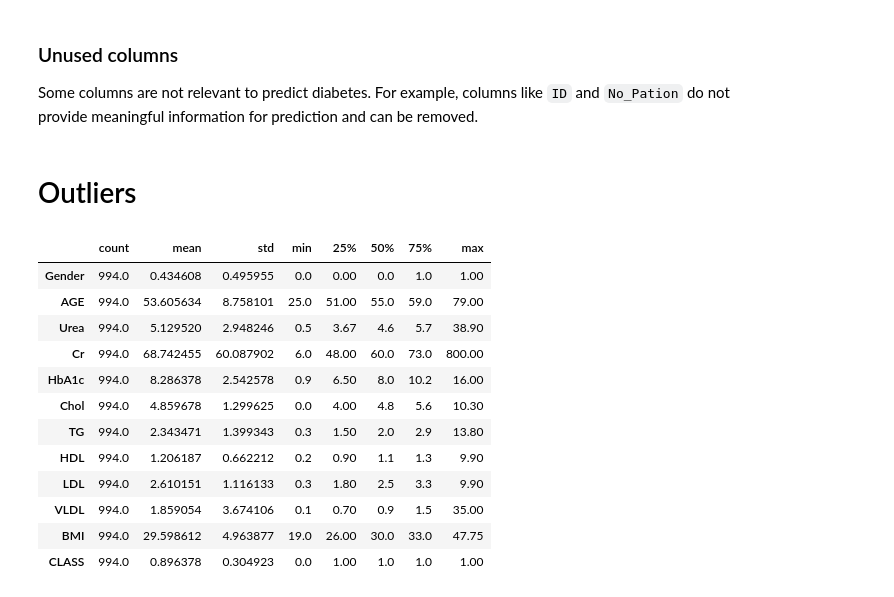
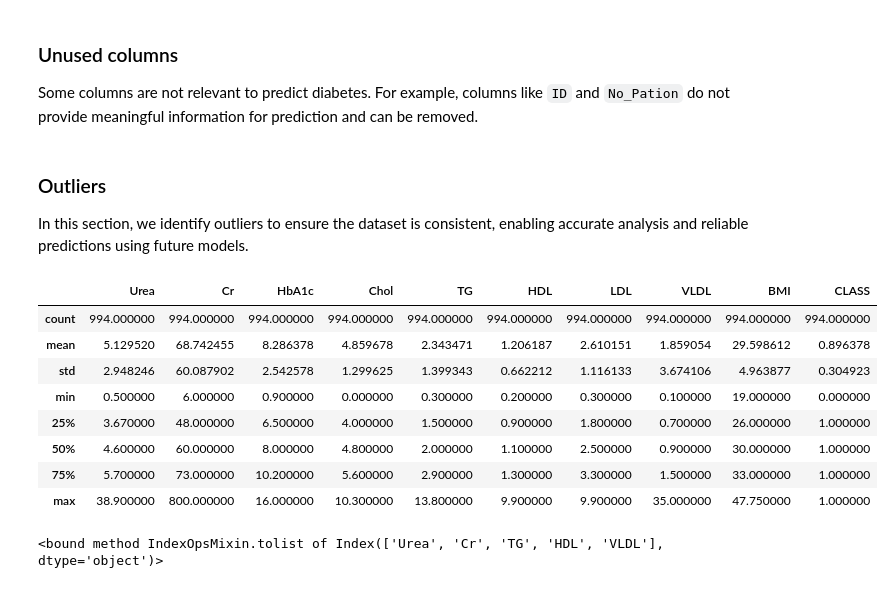
Before and after one commit to tbimbato/Diabetes-Dataset-EDA-and-prediction, a Jupyter notebook: notebooks/EDA.ipynb, the cells around one changed output. Saved outputs shown, nothing was run; the diff lists cells and outputs as text; code cells hidden in the pictures.

```diff
--- a/notebooks/EDA.ipynb
+++ b/notebooks/EDA.ipynb
@@ -187,21 +197,31 @@ ds_backup.to_csv('diabetes_cleaned.csv', index=False)
 # removing unused columns
 dataset.drop(columns=['ID', 'No_Pation'], inplace=True)
-# %% [markdown]
-# Outliers
-# %%
-dataset.describe().T
-# %% [output]
-|  | count | mean | std | min | 25% | 50% | 75% | max |
-| Gender | 994.0 | 0.434608 | 0.495955 | 0.0 | 0.00 | 0.0 | 1.0 | 1.00 |
-| AGE | 994.0 | 53.605634 | 8.758101 | 25.0 | 51.00 | 55.0 | 59.0 | 79.00 |
-| Urea | 994.0 | 5.129520 | 2.948246 | 0.5 | 3.67 | 4.6 | 5.7 | 38.90 |
-| Cr | 994.0 | 68.742455 | 60.087902 | 6.0 | 48.00 | 60.0 | 73.0 | 800.00 |
-| HbA1c | 994.0 | 8.286378 | 2.542578 | 0.9 | 6.50 | 8.0 | 10.2 | 16.00 |
-| Chol | 994.0 | 4.859678 | 1.299625 | 0.0 | 4.00 | 4.8 | 5.6 | 10.30 |
-| TG | 994.0 | 2.343471 | 1.399343 | 0.3 | 1.50 | 2.0 | 2.9 | 13.80 |
-| HDL | 994.0 | 1.206187 | 0.662212 | 0.2 | 0.90 | 1.1 | 1.3 | 9.90 |
-| LDL | 994.0 | 2.610151 | 1.116133 | 0.3 | 1.80 | 2.5 | 3.3 | 9.90 |
-| VLDL | 994.0 | 1.859054 | 3.674106 | 0.1 | 0.70 | 0.9 | 1.5 | 35.00 |
-| BMI | 994.0 | 29.598612 | 4.963877 | 19.0 | 26.00 | 30.0 | 33.0 | 47.75 |
-| CLASS | 994.0 | 0.896378 | 0.304923 | 0.0 | 1.00 | 1.0 | 1.0 | 1.00 |
+# %% [markdown]
+### Outliers
+
+In this section, we identify outliers to ensure the dataset is consistent, enabling accurate analysis and reliable predictions using future models.
+# %%
+stats = dataset.drop(columns=['Gender', 'AGE']).describe()
+# we lauch the describe() method on the dataset without the 'Gender' and 'AGE' columns
+stats
+# %% [output]
+|  | Urea | Cr | HbA1c | Chol | TG | HDL | LDL | VLDL | BMI | CLASS |
+| count | 994.000000 | 994.000000 | 994.000000 | 994.000000 | 994.000000 | 994.000000 | 994.000000 | 994.000000 | 994.000000 | 994.000000 |
+| mean | 5.129520 | 68.742455 | 8.286378 | 4.859678 | 2.343471 | 1.206187 | 2.610151 | 1.859054 | 29.598612 | 0.896378 |
+| std | 2.948246 | 60.087902 | 2.542578 | 1.299625 | 1.399343 | 0.662212 | 1.116133 | 3.674106 | 4.963877 | 0.304923 |
+| min | 0.500000 | 6.000000 | 0.900000 | 0.000000 | 0.300000 | 0.200000 | 0.300000 | 0.100000 | 19.000000 | 0.000000 |
+| 25% | 3.670000 | 48.000000 | 6.500000 | 4.000000 | 1.500000 | 0.900000 | 1.800000 | 0.700000 | 26.000000 | 1.000000 |
+| 50% | 4.600000 | 60.000000 | 8.000000 | 4.800000 | 2.000000 | 1.100000 | 2.500000 | 0.900000 | 30.000000 | 1.000000 |
+| 75% | 5.700000 | 73.000000 | 10.200000 | 5.600000 | 2.900000 | 1.300000 | 3.300000 | 1.500000 | 33.000000 | 1.000000 |
+| max | 38.900000 | 800.000000 | 16.000000 | 10.300000 | 13.800000 | 9.900000 | 9.900000 | 35.000000 | 47.750000 | 1.000000 |
+# %%
+# Filtering columns with a standard deviation greater than half the mean and store it in a list
+features_high_std = stats.columns[stats.loc['std'] > (stats.loc['mean'] / 2)]
+    # stats.loc['std'] returns the standard deviation of each column (looking in the row 'std')
+    # stats.loc['mean'] returns the mean of each column (looking in the row 'mean')
+    # The result is a boolean array, which we use to filter the columns of the 'stats' DataFrame just created
+suspicious_features = features_high_std.tolist
+print(suspicious_features)
+# %% [output]
+<bound method IndexOpsMixin.tolist of Index(['Urea', 'Cr', 'TG', 'HDL', 'VLDL'], dtype='object')>
 # %% [markdown]
```
Also changed, not shown: parts of 22 cells of this notebook, 1 other file.
